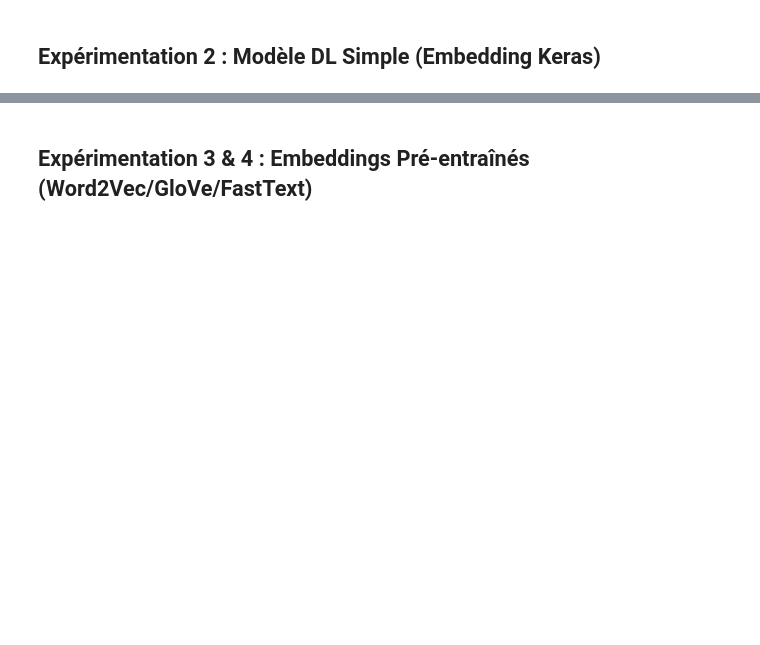
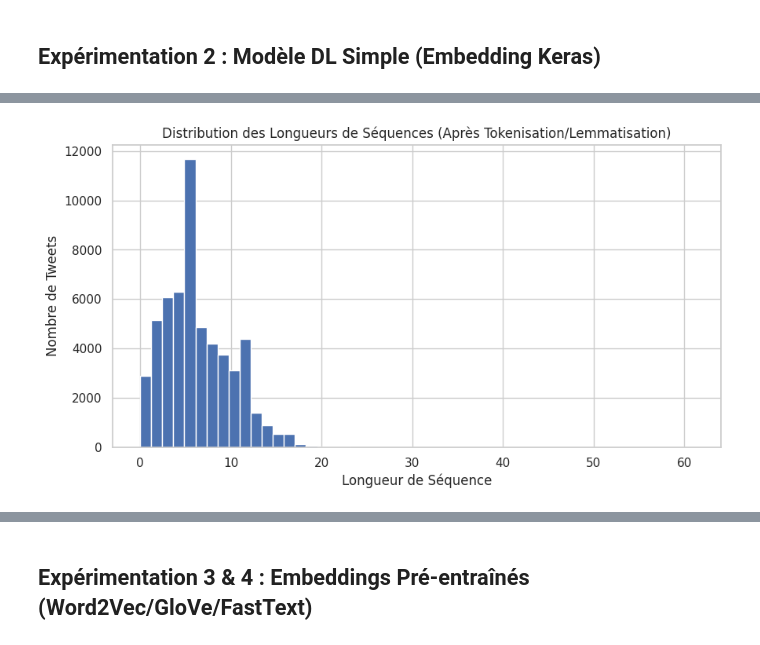
Before and after one commit to M-Carre/OC, a Jupyter notebook: Notebook_de_modélisation.ipynb, the cells around one changed output, grey strips where cells are left out. Saved outputs shown, nothing was run; the diff lists cells and outputs as text; code cells hidden in the pictures; blank space fills up the shorter version.

```diff
--- a/Notebook_de_modélisation.ipynb
+++ b/Notebook_de_modélisation.ipynb
@@ -932,0 +1043,86 @@ Run MLflow (v2) terminé.
+# %%
+from tensorflow.keras.preprocessing.text import Tokenizer
+from tensorflow.keras.preprocessing.sequence import pad_sequences
+import numpy as np
+import matplotlib.pyplot as plt # Pour visualiser la distribution des longueurs
+
+# --- Paramètres pour la tokenisation et le padding ---
+VOCAB_SIZE = 10000   # Taille du vocabulaire (hyperparamètre à potentiellement ajuster plus tard)
+OOV_TOKEN = "<OOV>"  # Token pour les mots hors vocabulaire
+TEXT_COLUMN = 'text_lemma' # Colonne à utiliser
+
+# --- 1. Initialiser et Ajuster le Tokenizer ---
+print(f"Initialisation et ajustement du Tokenizer sur '{TEXT_COLUMN}' du jeu d'entraînement...")
+tokenizer = Tokenizer(num_words=VOCAB_SIZE, oov_token=OOV_TOKEN)
+
+# Ajuster UNIQUEMENT sur les données d'entraînement pour éviter la fuite d'information
+tokenizer.fit_on_texts(train_df[TEXT_COLUMN])
+
+# --- 2. Convertir les Textes en Séquences d'Entiers ---
+print("Conversion des textes en séquences d'entiers...")
+train_sequences = tokenizer.texts_to_sequences(train_df[TEXT_COLUMN])
+val_sequences = tokenizer.texts_to_sequences(val_df[TEXT_COLUMN])
+test_sequences = tokenizer.texts_to_sequences(test_df[TEXT_COLUMN])
+
+# *** NOUVELLE VÉRIFICATION ***
+print("Vérification des séquences vides après tokenisation...")
+empty_train_sequences = sum(1 for seq in train_sequences if not seq)
+empty_val_sequences = sum(1 for seq in val_sequences if not seq)
+empty_test_sequences = sum(1 for seq in test_sequences if not seq)
+print(f"Nombre de séquences vides dans train: {empty_train_sequences}")
+print(f"Nombre de séquences vides dans val: {empty_val_sequences}")
+print(f"Nombre de séquences vides dans test: {empty_test_sequences}")
+# Si ce nombre est > 0, cela pourrait être une cause de NaN avec GlobalAveragePooling et mask_zero.
+# Une solution simple serait de s'assurer qu'aucune séquence vide n'est passée au padding,
+# ou de changer de couche de pooling (ex: GlobalMaxPooling1D).
+# Pour l'instant, notons juste si c'est le cas.
+
+
+# --- 3. Déterminer la Longueur Maximale (maxlen) ---
+print("Analyse de la longueur des séquences d'entraînement...")
+sequence_lengths = [len(seq) for seq in train_sequences]
+
+# Visualiser la distribution (optionnel mais utile)
+plt.figure(figsize=(10, 5))
+plt.hist(sequence_lengths, bins=50)
+plt.title('Distribution des Longueurs de Séquences (Après Tokenisation/Lemmatisation)')
+plt.xlabel('Longueur de Séquence')
+plt.ylabel('Nombre de Tweets')
+plt.show()
+
+# Choisir maxlen basé sur un percentile (ex: 95ème) pour éviter les extrêmes
+# Ceci est un hyperparamètre important
+MAX_LEN_PERCENTILE = 95
+maxlen = int(np.percentile(sequence_lengths, MAX_LEN_PERCENTILE))
+print(f"Longueur maximale de séquence choisie ({MAX_LEN_PERCENTILE}ème percentile) : {maxlen}")
+# On pourrait aussi prendre max(sequence_lengths) mais c'est souvent moins efficace
+
+# --- 4. Appliquer le Padding ---
+print("Application du padding aux séquences...")
+# 'pre' padding est souvent préféré pour les RNNs, mais ok pour le pooling aussi
+padding_type = 'pre'
+truncating_type = 'post' # Enlever la fin si trop long
+
+X_train_pad = pad_sequences(train_sequences, maxlen=maxlen, padding=padding_type, truncating=truncating_type)
+X_val_pad = pad_sequences(val_sequences, maxlen=maxlen, padding=padding_type, truncating=truncating_type)
+X_test_pad = pad_sequences(test_sequences, maxlen=maxlen, padding=padding_type, truncating=truncating_type)
+
+# Afficher les formes et un exemple après padding
+print(f"\nForme des données d'entraînement paddées (X_train_pad): {X_train_pad.shape}")
+print(f"Forme des données de validation paddées (X_val_pad):   {X_val_pad.shape}")
+print(f"Forme des données de test paddées (X_test_pad):      {X_test_pad.shape}")
+# print("\nExemple de séquence après padding:", X_train_pad[0])
+
+
+# --- 5. Préparer les cibles (y) ---
+# Convertir les cibles en tableaux NumPy est une bonne pratique pour Keras
+y_train = np.array(train_df['target'])
+y_val = np.array(val_df['target'])
+y_test = np.array(test_df['target'])
+
+print(f"\nForme des cibles d'entraînement (y_train): {y_train.shape}")
+print(f"Forme des cibles de validation (y_val):   {y_val.shape}")
+print(f"Forme des cibles de test (y_test):      {y_test.shape}")
+
+print("\nPréparation des données pour Keras terminée.")
+# %% [output]
@@ -932,0 +1136 @@ Run MLflow (v2) terminé.
+[figure, added]
```
Also changed, not shown: parts of 86 cells of this notebook.
